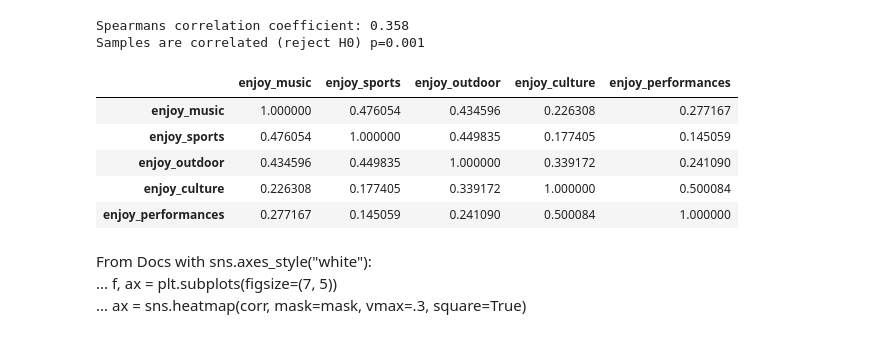
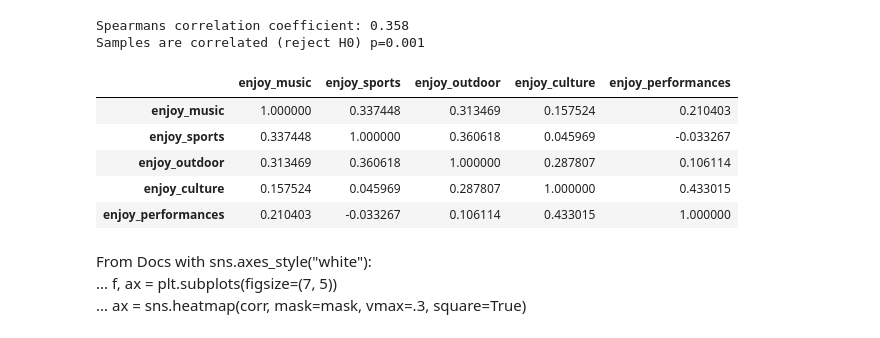
Before and after one commit to LibbyFender/Learning, a Jupyter notebook: SPEX650.ipynb, the cells around one changed output. Saved outputs shown, nothing was run; the diff lists cells and outputs as text; code cells hidden in the pictures.

```diff
--- a/SPEX650.ipynb
+++ b/SPEX650.ipynb
@@ -962,14 +948,14 @@ else:
 Spearmans correlation coefficient: 0.358
 Samples are correlated (reject H0) p=0.001
 # %%
-df[['enjoy_music', 'enjoy_sports', 'enjoy_outdoor', 'enjoy_culture', 'enjoy_performances']].corr()
+df[['enjoy_music', 'enjoy_sports', 'enjoy_outdoor', 'enjoy_culture', 'enjoy_performances']].corr(method='spearman')
 # %% [output]
 |  | enjoy_music | enjoy_sports | enjoy_outdoor | enjoy_culture | enjoy_performances |
-| enjoy_music | 1.000000 | 0.476054 | 0.434596 | 0.226308 | 0.277167 |
-| enjoy_sports | 0.476054 | 1.000000 | 0.449835 | 0.177405 | 0.145059 |
-| enjoy_outdoor | 0.434596 | 0.449835 | 1.000000 | 0.339172 | 0.241090 |
-| enjoy_culture | 0.226308 | 0.177405 | 0.339172 | 1.000000 | 0.500084 |
-| enjoy_performances | 0.277167 | 0.145059 | 0.241090 | 0.500084 | 1.000000 |
+| enjoy_music | 1.000000 | 0.337448 | 0.313469 | 0.157524 | 0.210403 |
+| enjoy_sports | 0.337448 | 1.000000 | 0.360618 | 0.045969 | -0.033267 |
+| enjoy_outdoor | 0.313469 | 0.360618 | 1.000000 | 0.287807 | 0.106114 |
+| enjoy_culture | 0.157524 | 0.045969 | 0.287807 | 1.000000 | 0.433015 |
+| enjoy_performances | 0.210403 | -0.033267 | 0.106114 | 0.433015 | 1.000000 |
 # %% [markdown]
 From Docs
  with sns.axes_style("white"):
```
Also changed, not shown: parts of 28 cells of this notebook.
